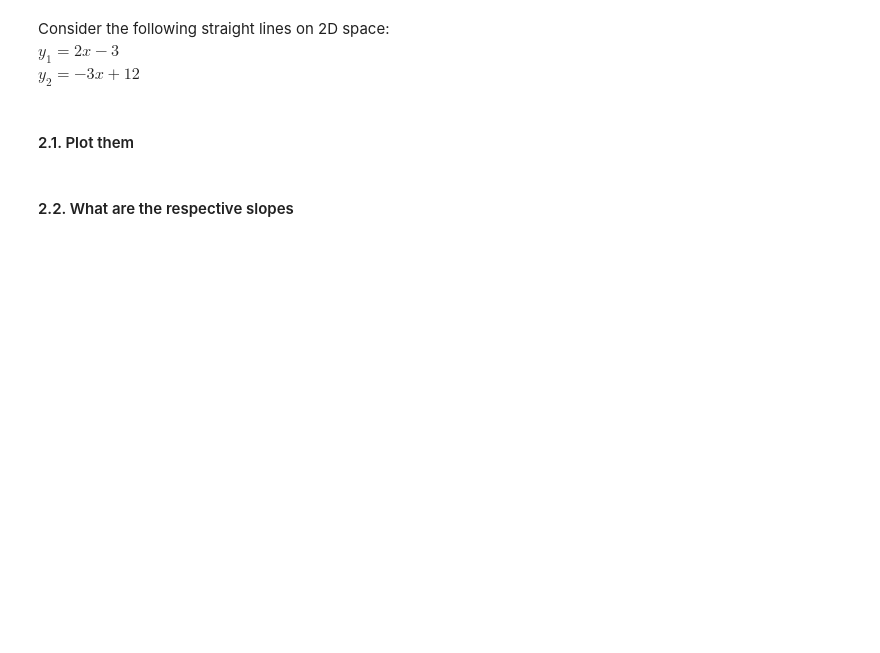
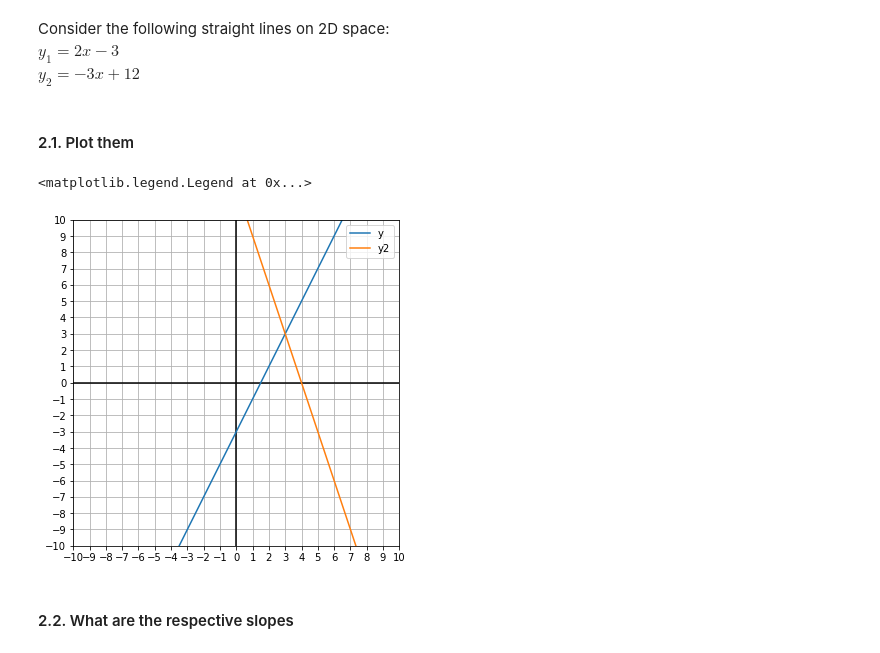
Before and after one commit to Ironhack-Data-Madrid-Enero-2021/lab-math-refresher, a Jupyter notebook: your-code/main.ipynb, the cells around one changed output. Cells and saved outputs as stored; diff of their text form; code cells hidden in the pictures; blank space fills up the shorter version.

```diff
--- a/your-code/main.ipynb
+++ b/your-code/main.ipynb
@@ -23,3 +94,13 @@ $y_1=2x-3$
 $y_2=-3x+12$
 # %% [markdown]
 #### 2.1. Plot them
+# %%
+y = 2 * x - 3
+y2 = -3 * x + 12
+# %%
+#np.linspace is very useful for this: returns equispaced points in given range
+x = np.linspace(
+    start=-10,
+    stop=10,
+    num=300
+)
@@ -26,2 +109,33 @@ $y_2=-3x+12$
+# %%
+def initialize_grid():
+    fig, ax = plt.subplots(figsize=(6, 6))
+
+    # where do we want lines
+    ticks = np.arange(-13, 13, 1)
+
+    # draw grid
+    ax.set_xticks(ticks)
+    ax.set_yticks(ticks)
+    ax.grid(True, which='both')
+
+    # 1-1 X and Y proportion
+    ax.set_aspect('equal')
+
+    # X and Y axes
+    ax.axhline(y=0, color='k')
+    ax.axvline(x=0, color='k')
+
+    # set axes' limits
+    ax.set_xlim([-12, 12])
+    ax.set_ylim([-12, 12])
+# %%
+initialize_grid()
+# "-" for line type
+plt.plot(x, y, "-", markersize=10, label="y")
+plt.plot(x, y2, "-", markersize=2, label="y2")
+plt.legend()
+# %% [output]
+<matplotlib.legend.Legend at 0x...>
+[figure, added]
 # %% [markdown]
 #### 2.2. What are the respective slopes
```
Also changed, not shown: parts of 53 cells of this notebook.
